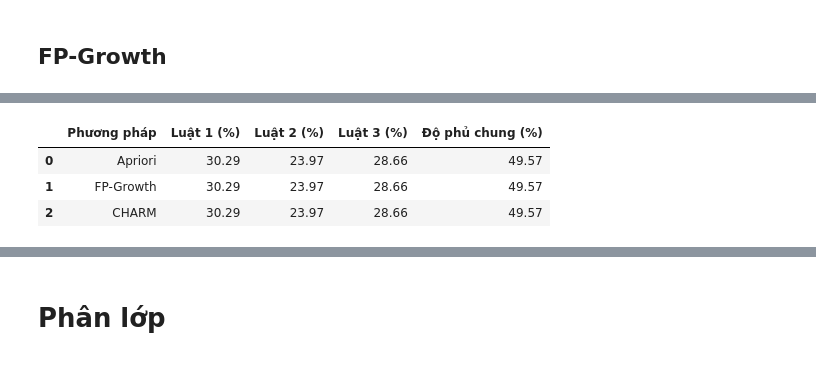
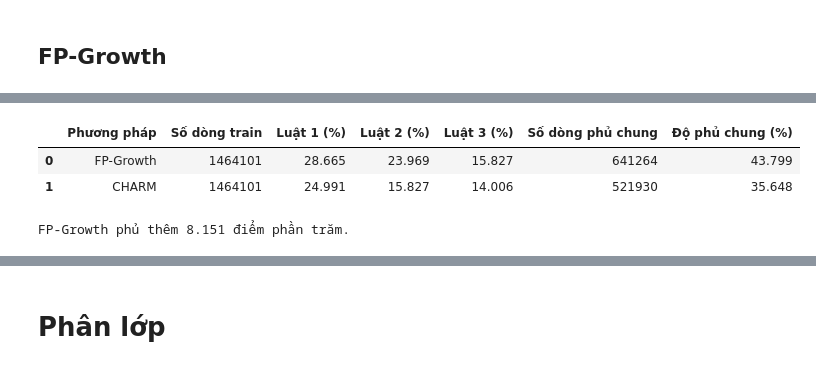
Before and after one commit to Td1nh/adm_g05_lycos, a Jupyter notebook: 03_association_classification.ipynb, the cells around one changed output, grey strips where cells are left out. Cells and saved outputs as stored; diff of their text form; code cells hidden in the pictures.

```diff
--- a/03_association_classification.ipynb
+++ b/03_association_classification.ipynb
@@ -296,28 +266,9 @@ def select_three(candidates):
         raise ValueError("Chưa có đủ 3 luật attack. Giảm MIN_SUPPORT hoặc MIN_CONFIDENCE rồi chạy lại trên train.")
     return selected
 
-def expand_charm_target(closed_sets, vertical, target_item="class=1"):
-    """Suy ra tập phổ biến ngắn từ tập đóng CHARM, tính support chính xác."""
-    antecedents = set()
-    for closed in closed_sets:
-        if target_item not in closed or "class=0" in closed:
-            continue
-        items = sorted(closed - {target_item})
-        for size in (1, 2):
-            antecedents.update(combinations(items, size))
 
-    target_tids = vertical[target_item]
-    return {
-        frozenset((*items, target_item)): len(target_tids.intersection(*(vertical[item] for item in items)))
-        for items in antecedents
-    }
-
-
-sets_charm_rules = expand_charm_target(sets_charm, vertical)
-print("Số tập mục CHARM suy ra để tạo luật:", len(sets_charm_rules))
-rules_apriori = select_three(candidate_rules(sets_apriori, vertical, len(transactions)))
 rules_fp = select_three(candidate_rules(sets_fp, vertical, len(transactions)))
-rules_charm = select_three(candidate_rules(sets_charm_rules, vertical, len(transactions)))
+rules_charm = select_three(candidate_rules(sets_charm, vertical, len(transactions)))
 
 
 def rule_flags(items, rules):
@@ -350,10 +301,9 @@ def describe_rules(rules, method, items, labels):
     return pd.DataFrame(rows), flags
 
 
-table_apriori, flags_train_apriori = describe_rules(rules_apriori, "Apriori", arm_train, y_train)
 table_fp, flags_train_fp = describe_rules(rules_fp, "FP-Growth", arm_train, y_train)
 table_charm, flags_train_charm = describe_rules(rules_charm, "CHARM", arm_train, y_train)
-rules_table = pd.concat([table_apriori, table_fp, table_charm], ignore_index=True)
+rules_table = pd.concat([table_fp, table_charm], ignore_index=True)
 display(rules_table.round(4))
 rules_table.to_csv("04_output/03_association_classification/association_rules.csv", index=False)
 # %% [output]
@@ -375,7 +319,6 @@ Chọn luật phủ thêm nhiều giao dịch train nhất. Confidence và lift
 # %%
 trace_rows = []
 for method, rules in [
-    ("Apriori", rules_apriori),
     ("FP-Growth", rules_fp),
     ("CHARM", rules_charm),
 ]:
@@ -436,5 +369,5 @@ rule_expressions.to_csv("04_output/03_association_classification/rule_expression
 # %%
-method_order = ["Apriori", "FP-Growth", "CHARM"]
+method_order = ["FP-Growth", "CHARM"]
 method_rules = {}
 for method in method_order:
     rows = rules_table.loc[
@@ -467,25 +400,33 @@ rule_comparison.to_csv("04_output/03_association_classification/rule_comparison.
 # %%
 coverage_table = pd.DataFrame([
     {
         "Phương pháp": method,
+        "Số dòng train": len(flags),
         "Luật 1 (%)": 100 * flags["Rule_1"].mean(),
         "Luật 2 (%)": 100 * flags["Rule_2"].mean(),
         "Luật 3 (%)": 100 * flags["Rule_3"].mean(),
+        "Số dòng phủ chung": int(flags.any(axis=1).sum()),
         "Độ phủ chung (%)": 100 * flags.any(axis=1).mean(),
     }
     for method, flags in [
-        ("Apriori", flags_train_apriori),
         ("FP-Growth", flags_train_fp),
         ("CHARM", flags_train_charm),
     ]
 ])
-display(coverage_table.round(2))
+display(coverage_table.round(3))
 coverage_table.to_csv("04_output/03_association_classification/rule_coverage.csv", index=False)
 
-# Apriori và FP-Growth tìm cùng các tập phổ biến; CHARM khôi phục
-# tập ngắn từ tập đóng. Các phương pháp có thể chọn cùng bộ ba luật.
+fp_coverage = coverage_table.set_index("Phương pháp").loc["FP-Growth", "Độ phủ chung (%)"]
+charm_coverage = coverage_table.set_index("Phương pháp").loc["CHARM", "Độ phủ chung (%)"]
+if method_rules["FP-Growth"] == method_rules["CHARM"]:
+    print("Hai phương pháp chọn cùng ba luật; độ phủ bằng nhau.")
+elif np.isclose(fp_coverage, charm_coverage):
+    print("Hai bộ luật khác nhau nhưng độ phủ chung bằng nhau.")
+else:
+    better = "FP-Growth" if fp_coverage > charm_coverage else "CHARM"
+    print(f"{better} phủ thêm {abs(fp_coverage - charm_coverage):.3f} điểm phần trăm.")
 # %% [output]
-|  | Phương pháp | Luật 1 (%) | Luật 2 (%) | Luật 3 (%) | Độ phủ chung (%) |
-| 0 | Apriori | 30.29 | 23.97 | 28.66 | 49.57 |
-| 1 | FP-Growth | 30.29 | 23.97 | 28.66 | 49.57 |
-| 2 | CHARM | 30.29 | 23.97 | 28.66 | 49.57 |
+|  | Phương pháp | Số dòng train | Luật 1 (%) | Luật 2 (%) | Luật 3 (%) | Số dòng phủ chung | Độ phủ chung (%) |
+| 0 | FP-Growth | 1464101 | 28.665 | 23.969 | 15.827 | 641264 | 43.799 |
+| 1 | CHARM | 1464101 | 24.991 | 15.827 | 14.006 | 521930 | 35.648 |
+FP-Growth phủ thêm 8.151 điểm phần trăm.
```
Also changed, not shown: parts of 36 cells of this notebook.
